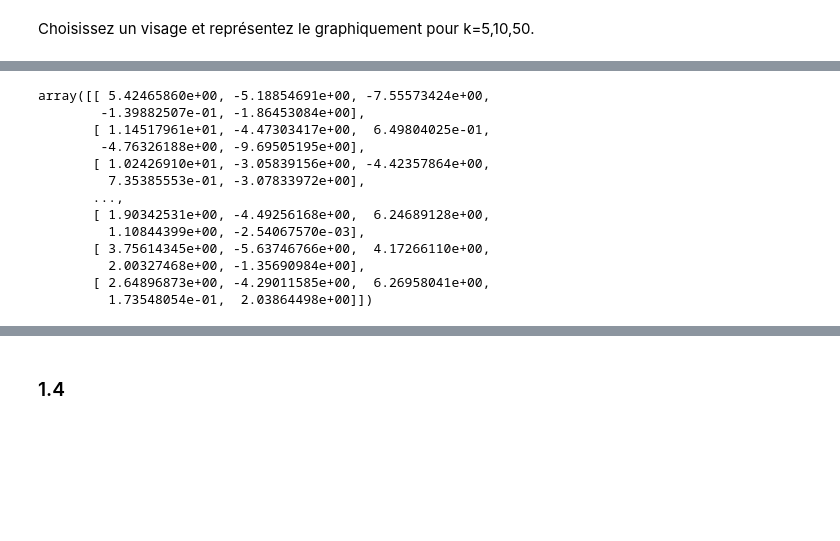
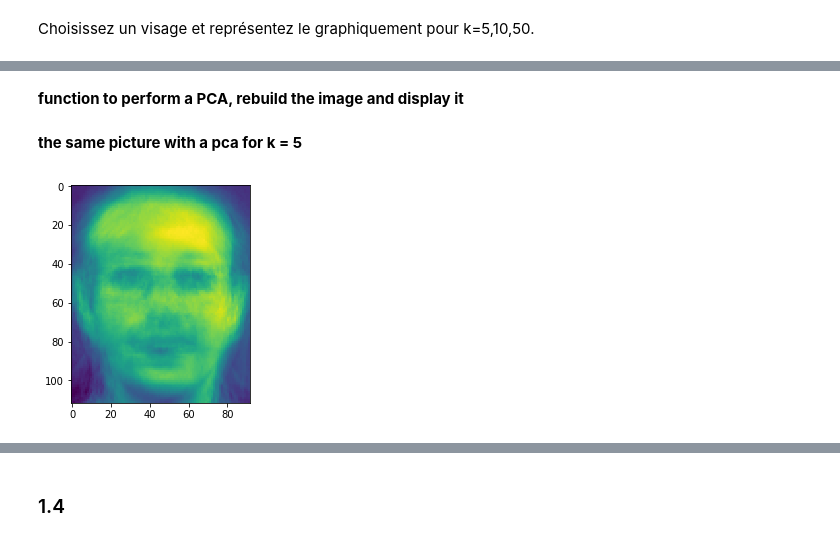
Before and after one commit to Maxabi/Faces-Classificator, a Jupyter notebook: src/exam.ipynb, the cells around one changed output, grey strips where cells are left out. Drawn from its saved outputs; the diff is of its cells as text; code cells hidden in the pictures; blank space fills up the shorter version.

```diff
--- a/src/exam.ipynb
+++ b/src/exam.ipynb
@@ -161,21 +162,16 @@ imgplot = plt.imshow(image)
-# %%
-imaa = X_reduced5[4:5]
-X_reduced5
-
-#ama = imaa.values
-#image5 = np.reshape(ama, (92,112))
-#plt.imshow(image5)
-# %% [output]
-array([[ 5.42465860e+00, -5.18854691e+00, -7.55573424e+00,
-        -1.39882507e-01, -1.86453084e+00],
-       [ 1.14517961e+01, -4.47303417e+00,  6.49804025e-01,
-        -4.76326188e+00, -9.69505195e+00],
-       [ 1.02426910e+01, -3.05839156e+00, -4.42357864e+00,
-         7.35385553e-01, -3.07833972e+00],
-       ...,
-       [ 1.90342531e+00, -4.49256168e+00,  6.24689128e+00,
-         1.10844399e+00, -2.54067570e-03],
-       [ 3.75614345e+00, -5.63746766e+00,  4.17266110e+00,
-         2.00327468e+00, -1.35690984e+00],
-       [ 2.64896873e+00, -4.29011585e+00,  6.26958041e+00,
-         1.73548054e-01,  2.03864498e+00]])
+# %% [markdown]
+**function to perform a PCA, rebuild the image and display it**
+# %%
+def PCAshow (k):
+    pca = PCA(k)
+    lower_dimension_data = pca.fit_transform(df_train_x) # PCA on data
+    approximation = pca.inverse_transform(lower_dimension_data)  # Reconstruct Images
+    face5pca = approximation[4:5] # Select Image 5
+    image5pca = np.reshape(face5pca, (92,112)) # Image to Matrix
+    plt.imshow(image5pca.transpose()) # Plot image
+# %% [markdown]
+**the same picture with a pca for k = 5**
+# %%
+PCAshow(5)
+# %% [output]
+[figure, added]
```
Also changed, not shown: parts of 9 cells of this notebook.
